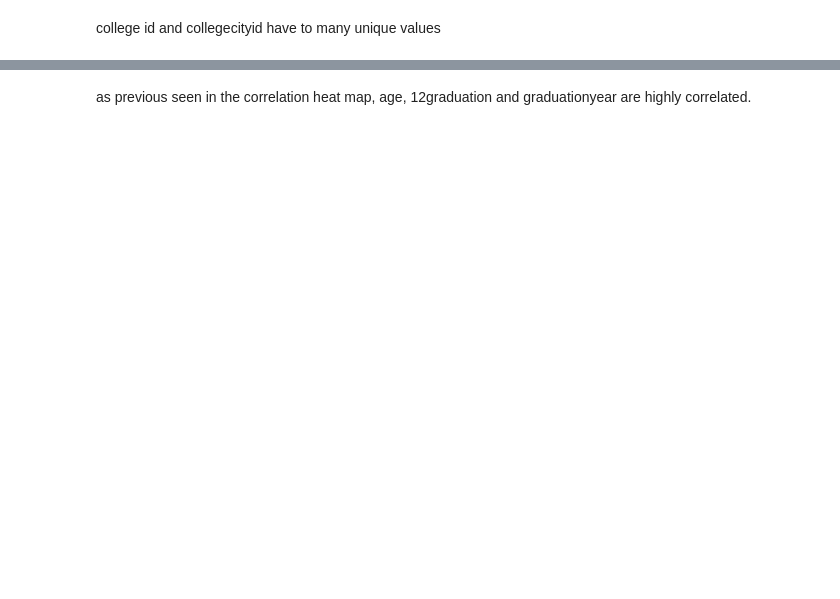
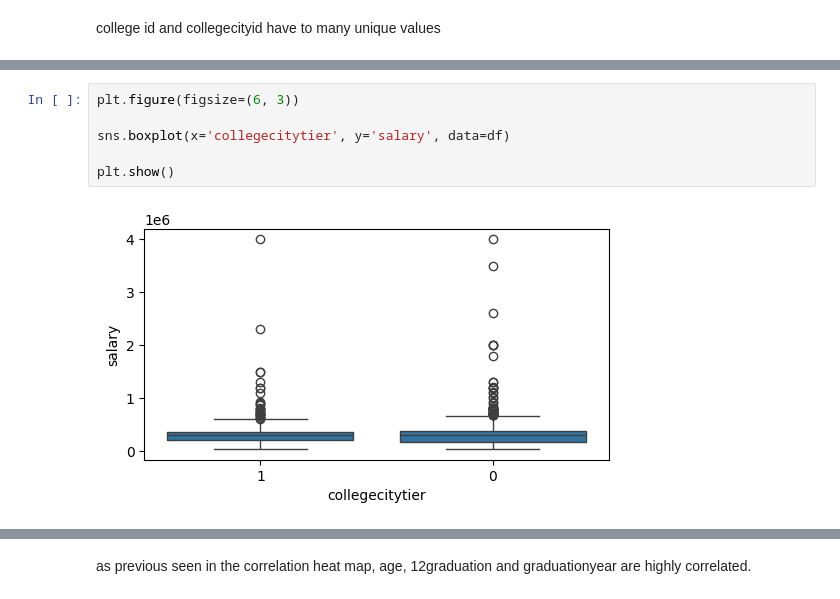
Before and after one commit to smonto43/UTS_MDSI, a Jupyter notebook: 36106MLAA/Assigment1/MLAA_Notebook_experiments.ipynb, the cells around one changed output, grey strips where cells are left out. Drawn from its saved outputs; the diff is of its cells as text; blank space fills up the shorter version.

```diff
--- a/36106MLAA/Assigment1/MLAA_Notebook_experiments.ipynb
+++ b/36106MLAA/Assigment1/MLAA_Notebook_experiments.ipynb
@@ -343,0 +340,8 @@ from statsmodels.stats.outliers_influence import variance_inflation_factor
+# %%
+plt.figure(figsize=(6, 3))
+
+sns.boxplot(x='collegecitytier', y='salary', data=df)
+
+plt.show()
+# %% [output]
+[figure, added]
```
Also changed, not shown: parts of 20 cells of this notebook.
